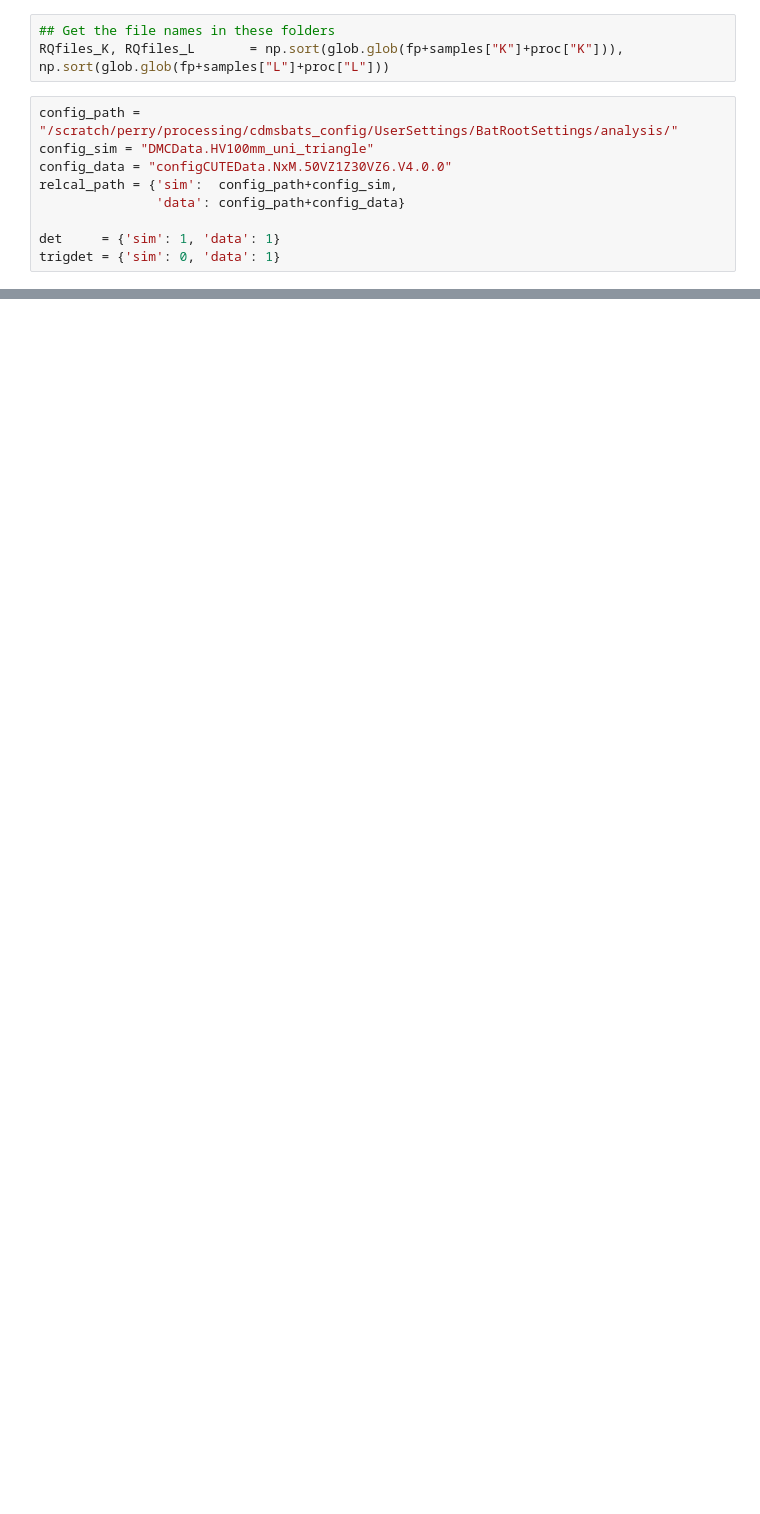
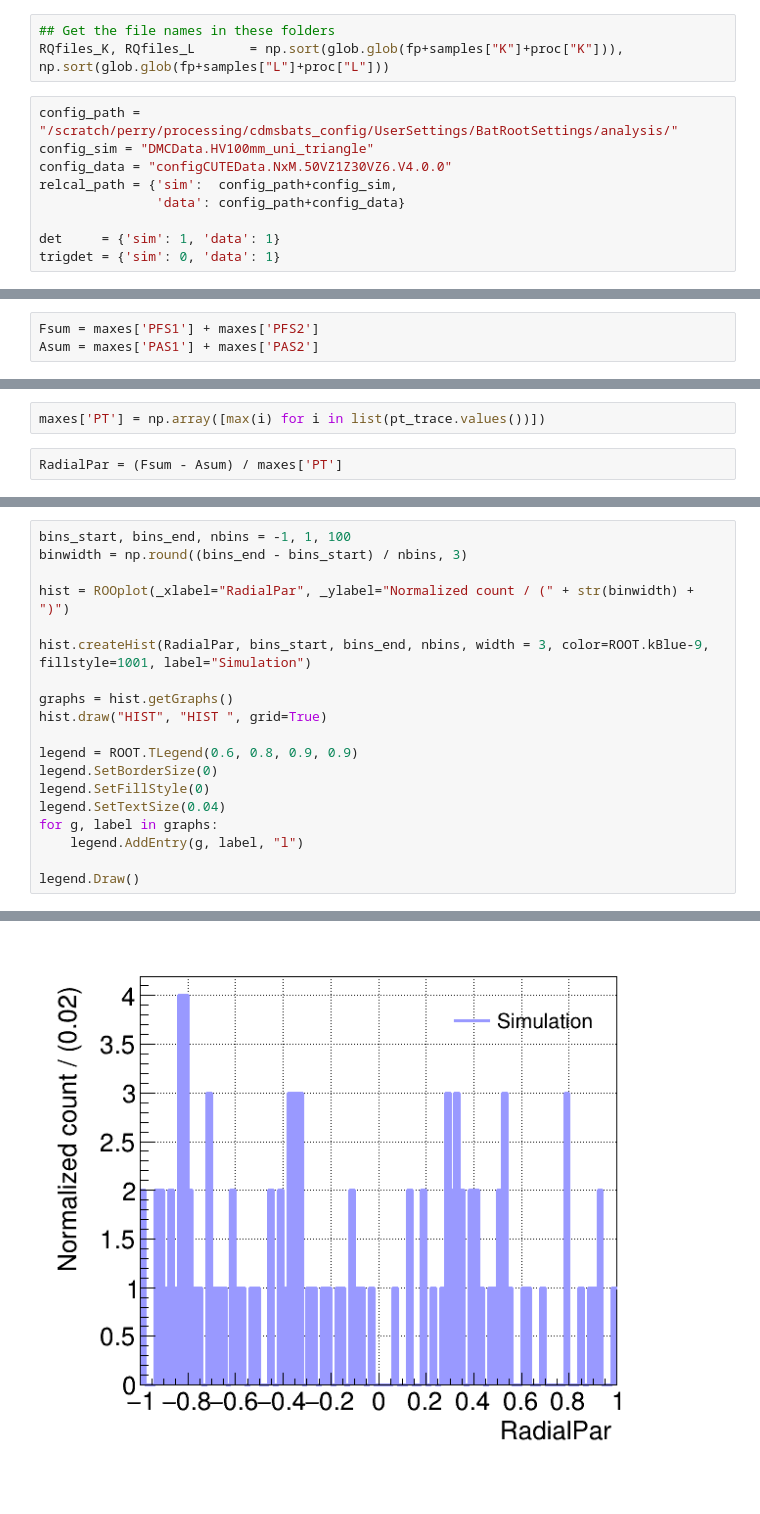
Before and after one commit to perry5334/CDMS, a Jupyter notebook: notebooks/BGM/cRadial_eff_rawpulses.ipynb, the cells around one changed output, grey strips where cells are left out. Cells and saved outputs as stored; diff of their text form; blank space fills up the shorter version.

```diff
--- a/notebooks/BGM/cRadial_eff_rawpulses.ipynb
+++ b/notebooks/BGM/cRadial_eff_rawpulses.ipynb
@@ -108,0 +198,3 @@ RQs["sim"]['calib_PTOFamps'] = RQs["sim"]['lin_PTOFamps'] * lin2keVee["sim"]
+# %%
+Fsum = maxes['PFS1'] + maxes['PFS2']
+Asum = maxes['PAS1'] + maxes['PAS2']
@@ -108,0 +253,4 @@ RQs["sim"]['calib_PTOFamps'] = RQs["sim"]['lin_PTOFamps'] * lin2keVee["sim"]
+# %%
+maxes['PT'] = np.array([max(i) for i in list(pt_trace.values())])
+# %%
+RadialPar = (Fsum - Asum) / maxes['PT']
@@ -108,0 +277,20 @@ RQs["sim"]['calib_PTOFamps'] = RQs["sim"]['lin_PTOFamps'] * lin2keVee["sim"]
+# %%
+bins_start, bins_end, nbins = -1, 1, 100
+binwidth = np.round((bins_end - bins_start) / nbins, 3)
+
+hist = ROOplot(_xlabel="RadialPar", _ylabel="Normalized count / (" + str(binwidth) + ")")
+
+hist.createHist(RadialPar, bins_start, bins_end, nbins, width = 3, color=ROOT.kBlue-9, fillstyle=1001, label="Simulation")
+
+graphs = hist.getGraphs()
+hist.draw("HIST", "HIST ", grid=True)
+
+legend = ROOT.TLegend(0.6, 0.8, 0.9, 0.9)
+legend.SetBorderSize(0)
+legend.SetFillStyle(0)
+legend.SetTextSize(0.04)
+for g, label in graphs:
+    legend.AddEntry(g, label, "l")
+
+legend.Draw()
+# %% [output]
@@ -108,0 +299 @@ RQs["sim"]['calib_PTOFamps'] = RQs["sim"]['lin_PTOFamps'] * lin2keVee["sim"]
+[figure, added]
```
Also changed, not shown: parts of 16 cells of this notebook, 2 other files.
